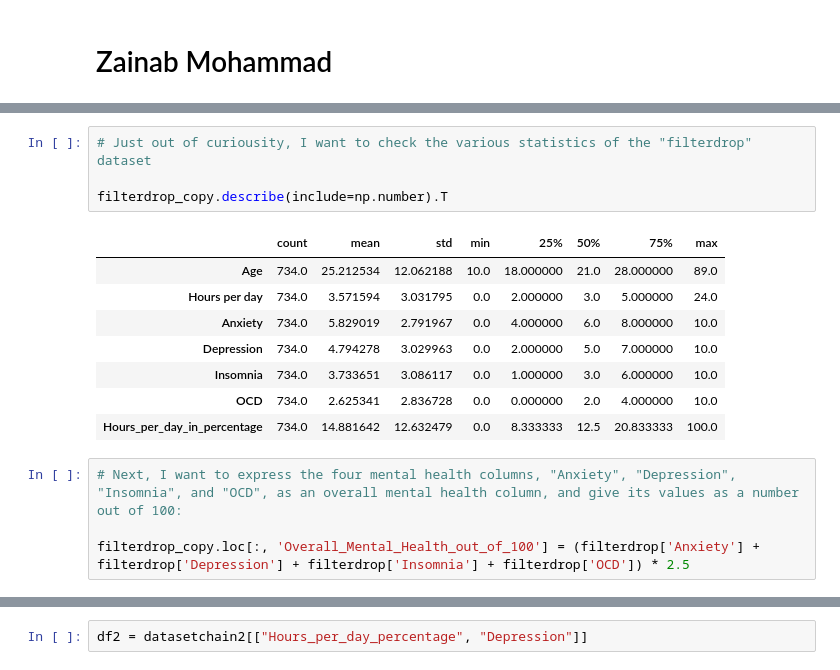
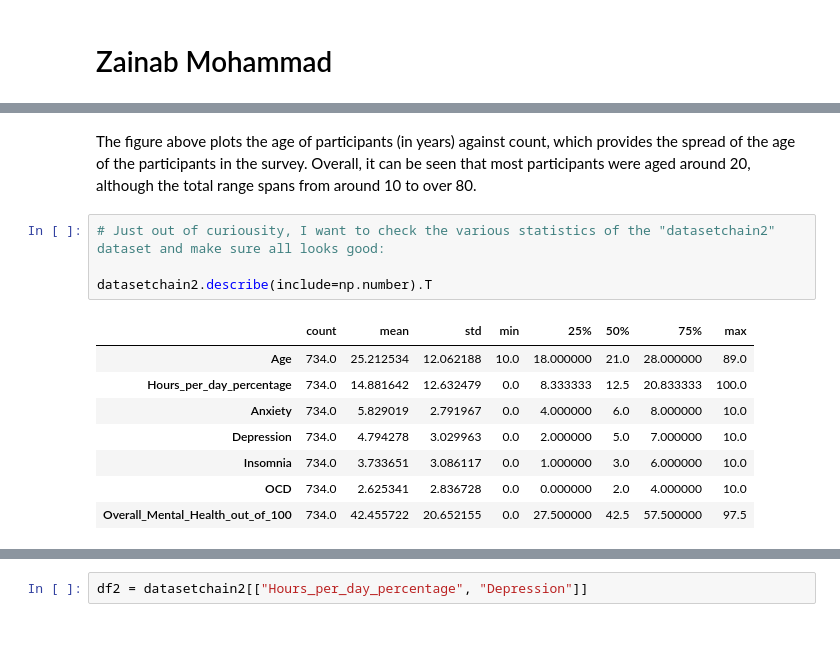
Before and after one commit to ubco-W2022T2-data301/project-group-group12, a Jupyter notebook: analysis/analysisZainab.ipynb, the cells around one changed output, grey strips where cells are left out. Drawn from its saved outputs; the diff is of its cells as text; blank space fills up the shorter version.

```diff
--- a/analysis/analysisZainab.ipynb
+++ b/analysis/analysisZainab.ipynb
@@ -160,17 +156,15 @@ filterdrop_copy.loc[:, 'Hours_per_day_in_percentage'] = filterdrop_copy['Hours p
+# %% [markdown]
+The figure above plots the age of participants (in years) against count, which provides the spread of the age of the participants in the survey. Overall, it can be seen that most participants were aged around 20, although the total range spans from around 10 to over 80.
 # %%
-# Just out of curiousity, I want to check the various statistics of the "filterdrop" dataset
+# Just out of curiousity, I want to check the various statistics of the "datasetchain2" dataset and make sure all looks good:
 
-filterdrop_copy.describe(include=np.number).T
+datasetchain2.describe(include=np.number).T
 # %% [output]
 |  | count | mean | std | min | 25% | 50% | 75% | max |
 | Age | 734.0 | 25.212534 | 12.062188 | 10.0 | 18.000000 | 21.0 | 28.000000 | 89.0 |
-| Hours per day | 734.0 | 3.571594 | 3.031795 | 0.0 | 2.000000 | 3.0 | 5.000000 | 24.0 |
+| Hours_per_day_percentage | 734.0 | 14.881642 | 12.632479 | 0.0 | 8.333333 | 12.5 | 20.833333 | 100.0 |
 | Anxiety | 734.0 | 5.829019 | 2.791967 | 0.0 | 4.000000 | 6.0 | 8.000000 | 10.0 |
 | Depression | 734.0 | 4.794278 | 3.029963 | 0.0 | 2.000000 | 5.0 | 7.000000 | 10.0 |
 | Insomnia | 734.0 | 3.733651 | 3.086117 | 0.0 | 1.000000 | 3.0 | 6.000000 | 10.0 |
 | OCD | 734.0 | 2.625341 | 2.836728 | 0.0 | 0.000000 | 2.0 | 4.000000 | 10.0 |
-| Hours_per_day_in_percentage | 734.0 | 14.881642 | 12.632479 | 0.0 | 8.333333 | 12.5 | 20.833333 | 100.0 |
+| Overall_Mental_Health_out_of_100 | 734.0 | 42.455722 | 20.652155 | 0.0 | 27.500000 | 42.5 | 57.500000 | 97.5 |
-# %%
-# Next, I want to express the four mental health columns, "Anxiety", "Depression", "Insomnia", and "OCD", as an overall mental health column, and give its values as a number out of 100:
-
-filterdrop_copy.loc[:, 'Overall_Mental_Health_out_of_100'] = (filterdrop['Anxiety'] + filterdrop['Depression'] + filterdrop['Insomnia'] + filterdrop['OCD']) * 2.5
```
Also changed, not shown: parts of 103 cells of this notebook, 7 other files.
